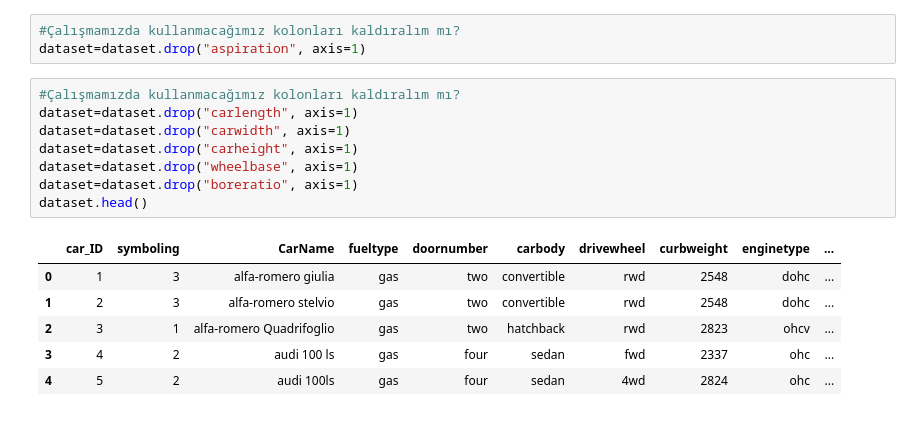
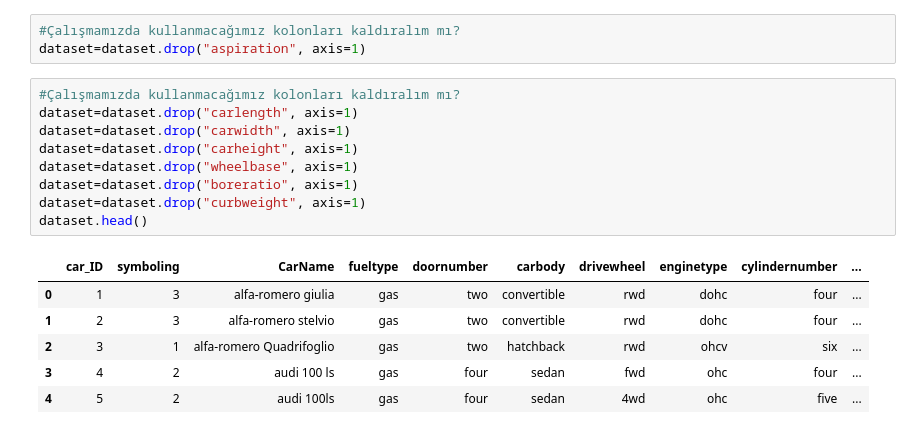
Before and after one commit to osebetci/aspler, a Jupyter notebook: data-preprocessing-veri-ni-leme.ipynb, the cells around one changed output. Saved outputs shown, nothing was run; the diff lists cells and outputs as text.

```diff
--- a/data-preprocessing-veri-ni-leme.ipynb
+++ b/data-preprocessing-veri-ni-leme.ipynb
@@ -378,15 +384,16 @@ dataset=dataset.drop("aspiration", axis=1)
 # %%
 #Çalışmamızda kullanmacağımız kolonları kaldıralım mı?
 dataset=dataset.drop("carlength", axis=1)
 dataset=dataset.drop("carwidth", axis=1)
 dataset=dataset.drop("carheight", axis=1)
 dataset=dataset.drop("wheelbase", axis=1)
 dataset=dataset.drop("boreratio", axis=1)
+dataset=dataset.drop("curbweight", axis=1)
 dataset.head()
 # %% [output]
-|  | car_ID | symboling | CarName | fueltype | doornumber | carbody | drivewheel | curbweight | enginetype | ... |
-| 0 | 1 | 3 | alfa-romero giulia | gas | two | convertible | rwd | 2548 | dohc | ... |
-| 1 | 2 | 3 | alfa-romero stelvio | gas | two | convertible | rwd | 2548 | dohc | ... |
-| 2 | 3 | 1 | alfa-romero Quadrifoglio | gas | two | hatchback | rwd | 2823 | ohcv | ... |
-| 3 | 4 | 2 | audi 100 ls | gas | four | sedan | fwd | 2337 | ohc | ... |
-| 4 | 5 | 2 | audi 100ls | gas | four | sedan | 4wd | 2824 | ohc | ... |
+|  | car_ID | symboling | CarName | fueltype | doornumber | carbody | drivewheel | enginetype | cylindernumber | ... |
+| 0 | 1 | 3 | alfa-romero giulia | gas | two | convertible | rwd | dohc | four | ... |
+| 1 | 2 | 3 | alfa-romero stelvio | gas | two | convertible | rwd | dohc | four | ... |
+| 2 | 3 | 1 | alfa-romero Quadrifoglio | gas | two | hatchback | rwd | ohcv | six | ... |
+| 3 | 4 | 2 | audi 100 ls | gas | four | sedan | fwd | ohc | four | ... |
+| 4 | 5 | 2 | audi 100ls | gas | four | sedan | 4wd | ohc | five | ... |
```
Also changed, not shown: parts of 17 cells of this notebook.
